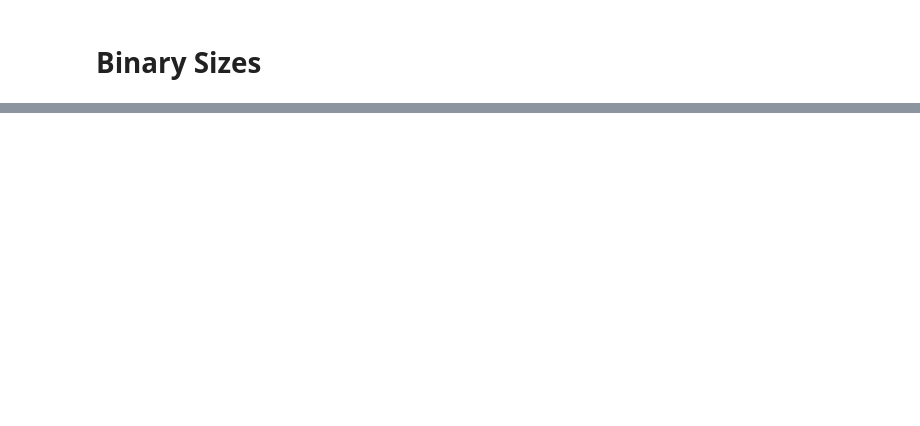
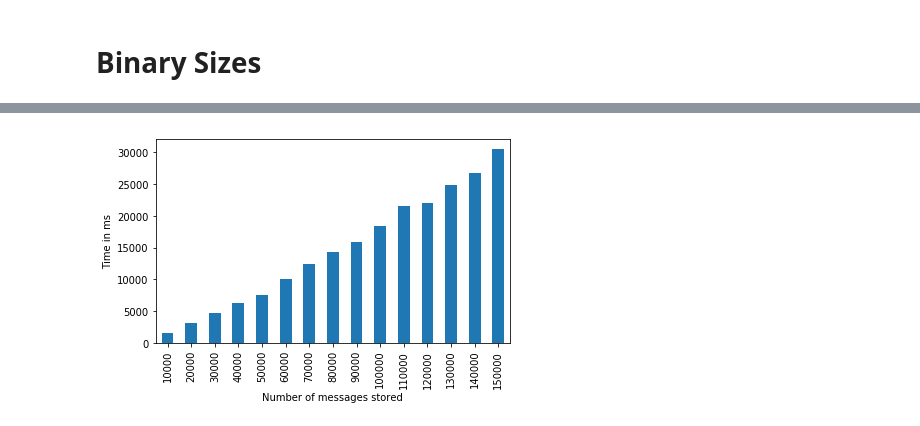
Before and after one commit to stg-tud/bp7eval, a Jupyter notebook: eval/bp7eval.ipynb, the cells around one changed output, grey strips where cells are left out. Saved outputs shown, nothing was run; the diff lists cells and outputs as text; code cells hidden in the pictures; blank space fills up the shorter version.

```diff
--- a/eval/bp7eval.ipynb
+++ b/eval/bp7eval.ipynb
@@ -109,0 +115,3 @@ plt.savefig("binarysizes.png")
+# %%
+df = pd.read_csv('../results/storagetest.compressed.csv')
+df
@@ -109,0 +135,8 @@ plt.savefig("binarysizes.png")
+# %%
+ax = df.plot(kind='bar', y='time', x='msgs', legend=False)
+ax.set_ylabel('Time in ms')
+ax.set_xlabel('Number of messages stored')
+plt.tight_layout()
+plt.savefig("storagetest_compressed.png")
+# %% [output]
+[figure, added]
```
Also changed, not shown: parts of 9 cells of this notebook, 4 other files.
